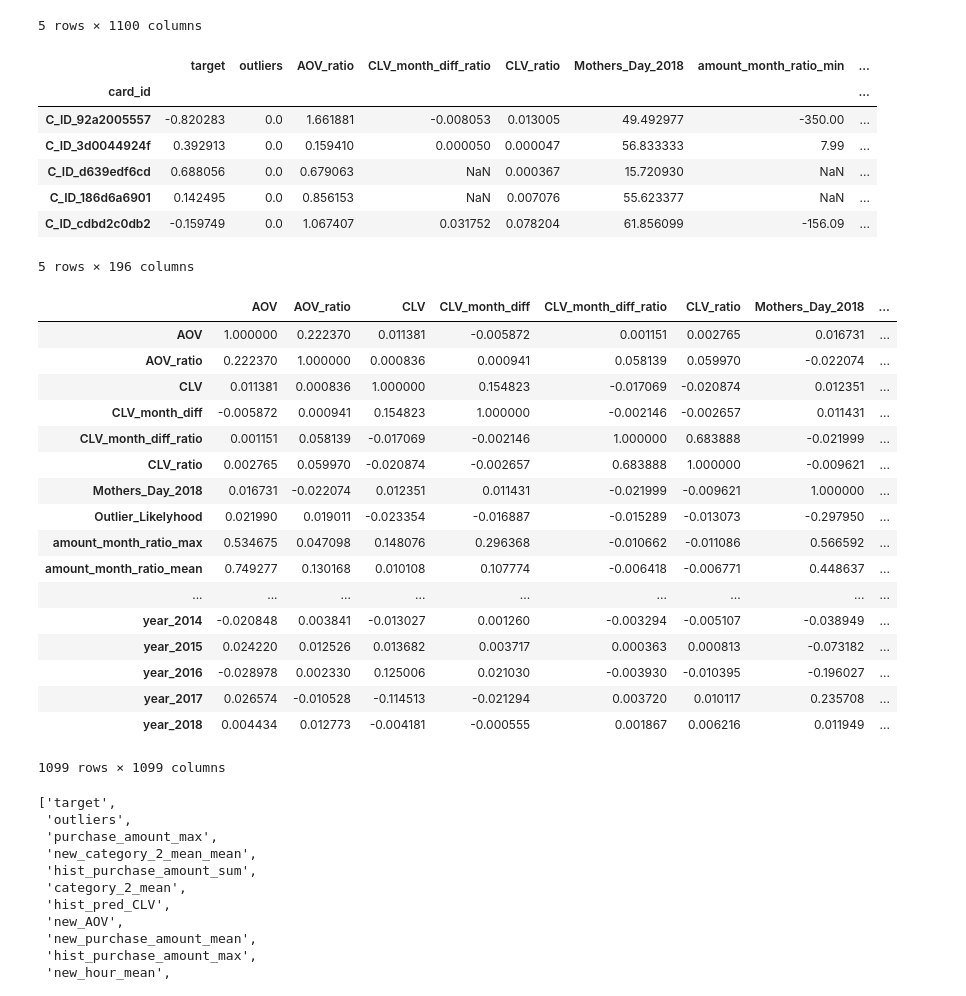
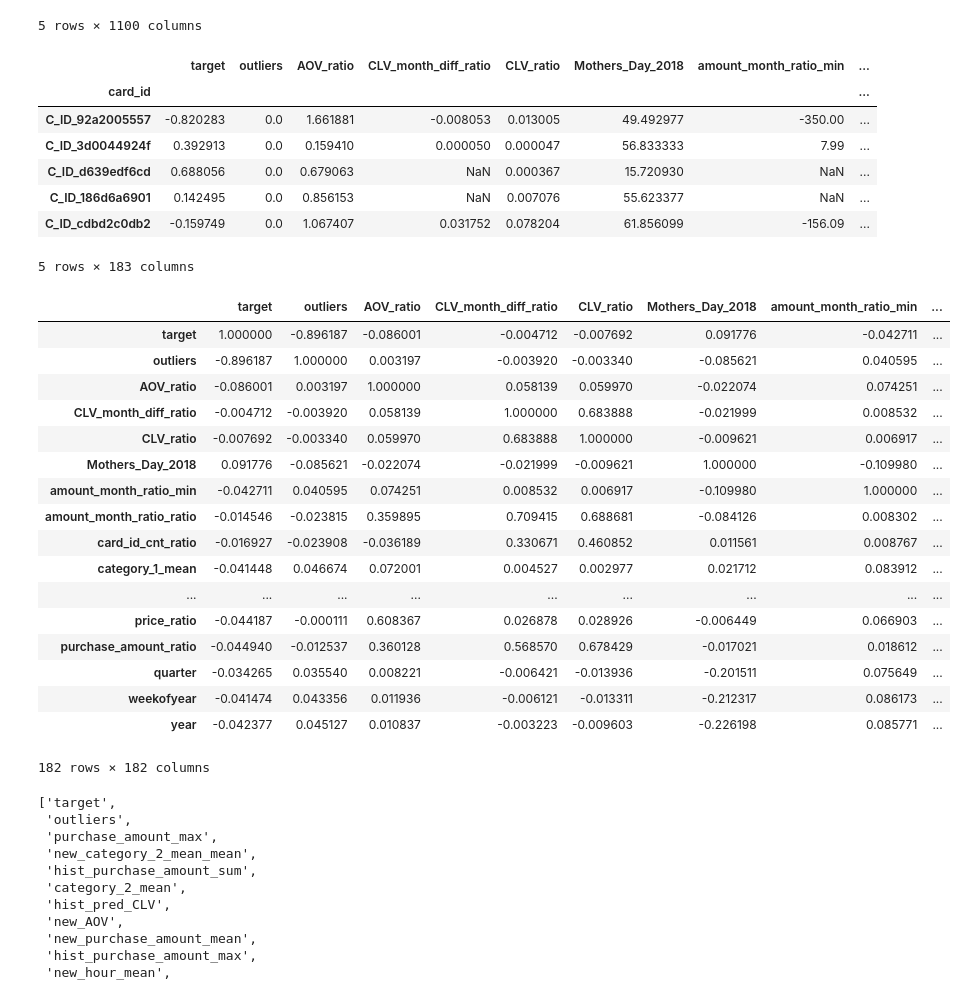
Before and after one commit to MitsuruFujiwara/Elo-Merchant-Category-Recommendation, a Jupyter notebook: src/902_corr_check.ipynb, the cells around one changed output. Cells and saved outputs as stored; diff of their text form; code cells hidden in the pictures.

```diff
--- a/src/902_corr_check.ipynb
+++ b/src/902_corr_check.ipynb
@@ -27,7 +27,7 @@ df.head()
 | C_ID_cdbd2c0db2 | 249.208020 | 1.067407 | 2.299008e+06 | -9.753155e+07 | 0.031752 | 0.078204 | 61.856099 | ... |
 5 rows × 1100 columns
 # %%
-configs = json.load(open('../configs/202_lgbm_non_outlier.json'))
+configs = json.load(open('../configs/201_lgbm.json'))
 df = df[configs['features']]
 df.head()
 # %% [output]
@@ -38,30 +38,30 @@ df.head()
 | C_ID_d639edf6cd | 0.688056 | 0.0 | 0.679063 | NaN | 0.000367 | 15.720930 | NaN | ... |
 | C_ID_186d6a6901 | 0.142495 | 0.0 | 0.856153 | NaN | 0.007076 | 55.623377 | NaN | ... |
 | C_ID_cdbd2c0db2 | -0.159749 | 0.0 | 1.067407 | 0.031752 | 0.078204 | 61.856099 | -156.09 | ... |
-5 rows × 196 columns
+5 rows × 183 columns
 # %%
 corr = df.corr()
-corr.to_csv('../output/corr.csv')
+corr.to_csv('../output/corr_201.csv')
 corr
 # %% [output]
-|  | AOV | AOV_ratio | CLV | CLV_month_diff | CLV_month_diff_ratio | CLV_ratio | Mothers_Day_2018 | ... |
-| AOV | 1.000000 | 0.222370 | 0.011381 | -0.005872 | 0.001151 | 0.002765 | 0.016731 | ... |
-| AOV_ratio | 0.222370 | 1.000000 | 0.000836 | 0.000941 | 0.058139 | 0.059970 | -0.022074 | ... |
-| CLV | 0.011381 | 0.000836 | 1.000000 | 0.154823 | -0.017069 | -0.020874 | 0.012351 | ... |
-| CLV_month_diff | -0.005872 | 0.000941 | 0.154823 | 1.000000 | -0.002146 | -0.002657 | 0.011431 | ... |
-| CLV_month_diff_ratio | 0.001151 | 0.058139 | -0.017069 | -0.002146 | 1.000000 | 0.683888 | -0.021999 | ... |
-| CLV_ratio | 0.002765 | 0.059970 | -0.020874 | -0.002657 | 0.683888 | 1.000000 | -0.009621 | ... |
-| Mothers_Day_2018 | 0.016731 | -0.022074 | 0.012351 | 0.011431 | -0.021999 | -0.009621 | 1.000000 | ... |
-| Outlier_Likelyhood | 0.021990 | 0.019011 | -0.023354 | -0.016887 | -0.015289 | -0.013073 | -0.297950 | ... |
-| amount_month_ratio_max | 0.534675 | 0.047098 | 0.148076 | 0.296368 | -0.010662 | -0.011086 | 0.566592 | ... |
-| amount_month_ratio_mean | 0.749277 | 0.130168 | 0.010108 | 0.107774 | -0.006418 | -0.006771 | 0.448637 | ... |
+|  | target | outliers | AOV_ratio | CLV_month_diff_ratio | CLV_ratio | Mothers_Day_2018 | amount_month_ratio_min | ... |
+| target | 1.000000 | -0.896187 | -0.086001 | -0.004712 | -0.007692 | 0.091776 | -0.042711 | ... |
+| outliers | -0.896187 | 1.000000 | 0.003197 | -0.003920 | -0.003340 | -0.085621 | 0.040595 | ... |
+| AOV_ratio | -0.086001 | 0.003197 | 1.000000 | 0.058139 | 0.059970 | -0.022074 | 0.074251 | ... |
+| CLV_month_diff_ratio | -0.004712 | -0.003920 | 0.058139 | 1.000000 | 0.683888 | -0.021999 | 0.008532 | ... |
+| CLV_ratio | -0.007692 | -0.003340 | 0.059970 | 0.683888 | 1.000000 | -0.009621 | 0.006917 | ... |
+| Mothers_Day_2018 | 0.091776 | -0.085621 | -0.022074 | -0.021999 | -0.009621 | 1.000000 | -0.109980 | ... |
+| amount_month_ratio_min | -0.042711 | 0.040595 | 0.074251 | 0.008532 | 0.006917 | -0.109980 | 1.000000 | ... |
+| amount_month_ratio_ratio | -0.014546 | -0.023815 | 0.359895 | 0.709415 | 0.688681 | -0.084126 | 0.008302 | ... |
+| card_id_cnt_ratio | -0.016927 | -0.023908 | -0.036189 | 0.330671 | 0.460852 | 0.011561 | 0.008767 | ... |
+| category_1_mean | -0.041448 | 0.046674 | 0.072001 | 0.004527 | 0.002977 | 0.021712 | 0.083912 | ... |
 | ... | ... | ... | ... | ... | ... | ... | ... | ... |
-| year_2014 | -0.020848 | 0.003841 | -0.013027 | 0.001260 | -0.003294 | -0.005107 | -0.038949 | ... |
-| year_2015 | 0.024220 | 0.012526 | 0.013682 | 0.003717 | 0.000363 | 0.000813 | -0.073182 | ... |
-| year_2016 | -0.028978 | 0.002330 | 0.125006 | 0.021030 | -0.003930 | -0.010395 | -0.196027 | ... |
-| year_2017 | 0.026574 | -0.010528 | -0.114513 | -0.021294 | 0.003720 | 0.010117 | 0.235708 | ... |
-| year_2018 | 0.004434 | 0.012773 | -0.004181 | -0.000555 | 0.001867 | 0.006216 | 0.011949 | ... |
+| price_ratio | -0.044187 | -0.000111 | 0.608367 | 0.026878 | 0.028926 | -0.006449 | 0.066903 | ... |
+| purchase_amount_ratio | -0.044940 | -0.012537 | 0.360128 | 0.568570 | 0.678429 | -0.017021 | 0.018612 | ... |
+| quarter | -0.034265 | 0.035540 | 0.008221 | -0.006421 | -0.013936 | -0.201511 | 0.075649 | ... |
+| weekofyear | -0.041474 | 0.043356 | 0.011936 | -0.006121 | -0.013311 | -0.212317 | 0.086173 | ... |
+| year | -0.042377 | 0.045127 | 0.010837 | -0.003223 | -0.009603 | -0.226198 | 0.085771 | ... |
-1099 rows × 1099 columns
+182 rows × 182 columns
 # %%
 # split test & train
 train_df = df[df['target'].notnull()]
```
Also changed, not shown: 22 other files.
